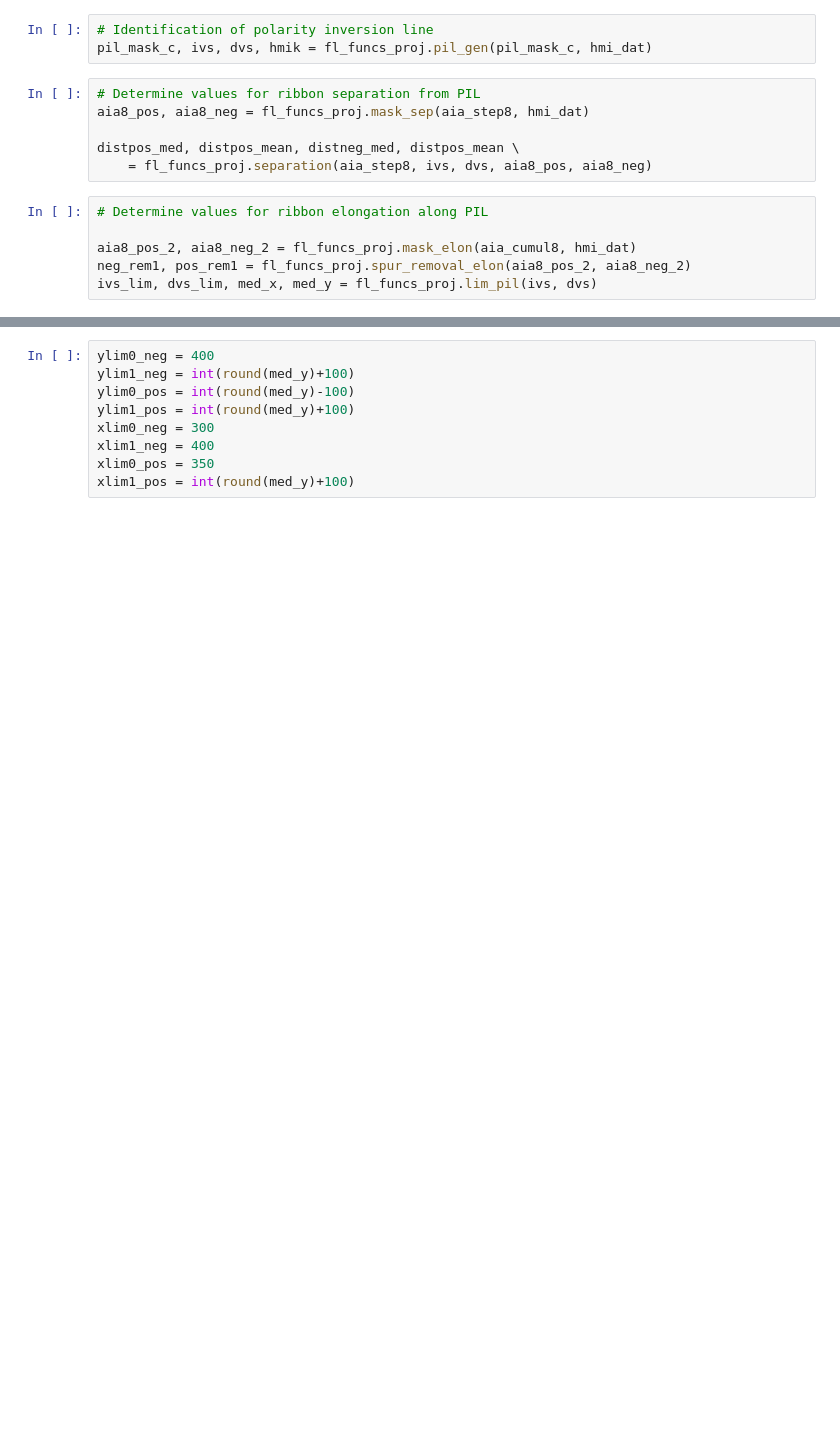
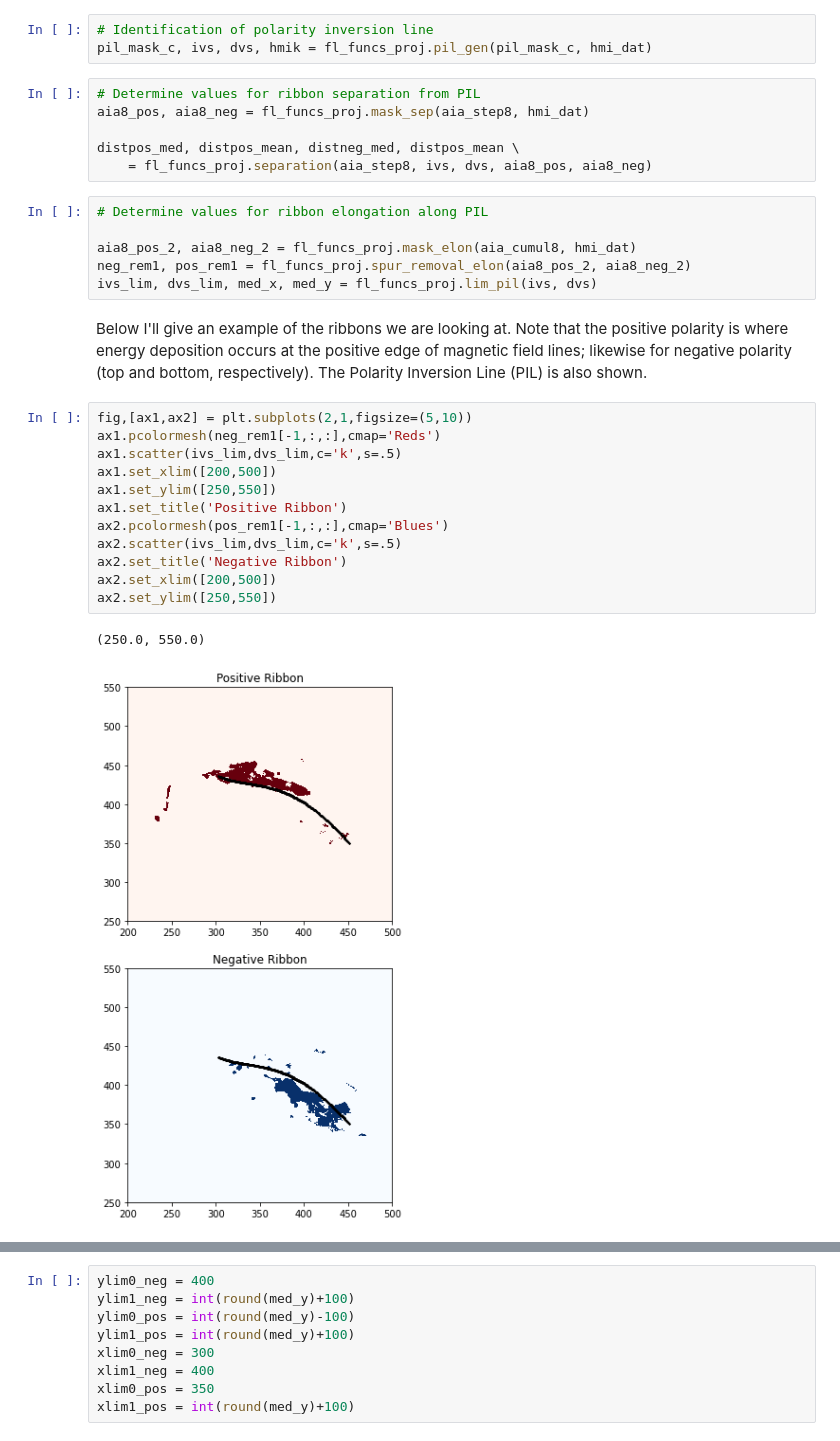
Before and after one commit to coletamburri2112/phys-5070-final-project-tamburri, a Jupyter notebook: fin_proj_testing.ipynb, the cells around one changed output, grey strips where cells are left out. Cells and saved outputs as stored; diff of their text form; blank space fills up the shorter version.

```diff
--- a/fin_proj_testing.ipynb
+++ b/fin_proj_testing.ipynb
@@ -56,3 +56,20 @@ distpos_med, distpos_mean, distneg_med, distpos_mean \
 aia8_pos_2, aia8_neg_2 = fl_funcs_proj.mask_elon(aia_cumul8, hmi_dat)
 neg_rem1, pos_rem1 = fl_funcs_proj.spur_removal_elon(aia8_pos_2, aia8_neg_2)
 ivs_lim, dvs_lim, med_x, med_y = fl_funcs_proj.lim_pil(ivs, dvs)
+# %% [markdown]
+ Below I'll give an example of the ribbons we are looking at.  Note that the positive polarity is where energy deposition occurs at the positive edge of magnetic field lines; likewise for negative polarity (top and bottom, respectively).  The Polarity Inversion Line (PIL) is also shown.
+# %%
+fig,[ax1,ax2] = plt.subplots(2,1,figsize=(5,10))
+ax1.pcolormesh(neg_rem1[-1,:,:],cmap='Reds')
+ax1.scatter(ivs_lim,dvs_lim,c='k',s=.5)
+ax1.set_xlim([200,500])
+ax1.set_ylim([250,550])
+ax1.set_title('Positive Ribbon')
+ax2.pcolormesh(pos_rem1[-1,:,:],cmap='Blues')
+ax2.scatter(ivs_lim,dvs_lim,c='k',s=.5)
+ax2.set_title('Negative Ribbon')
+ax2.set_xlim([200,500])
+ax2.set_ylim([250,550])
+# %% [output]
+(250.0, 550.0)
+[figure, added]
```
Also changed, not shown: parts of 19 cells of this notebook.
